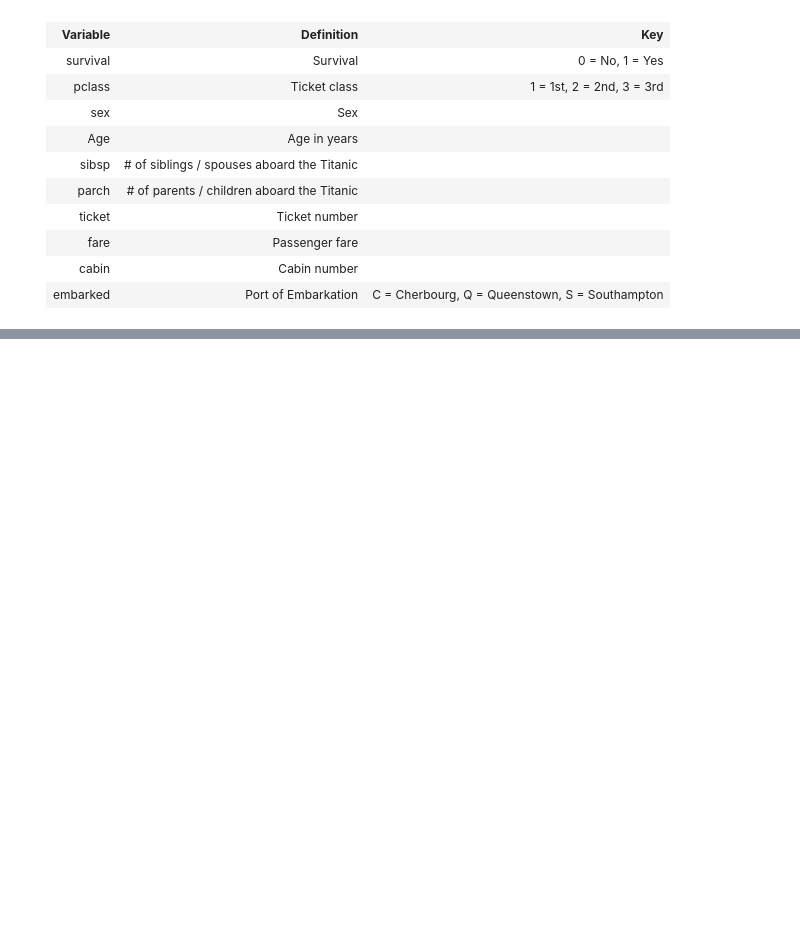
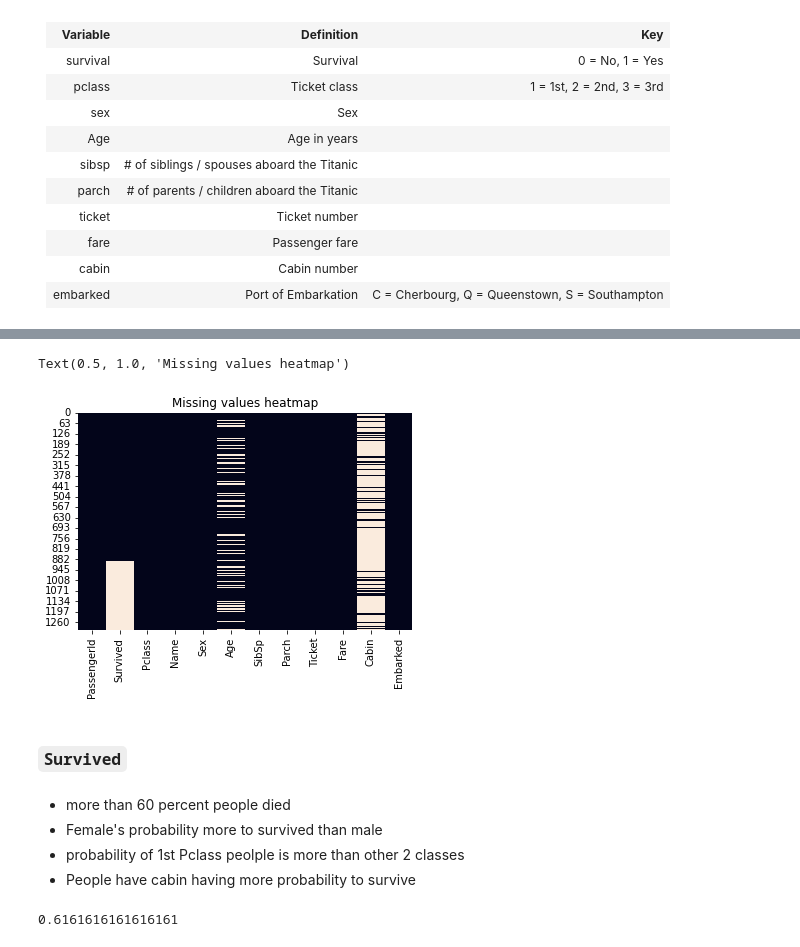
Before and after one commit to KulwinderKaur17/Portfolio, a Jupyter notebook: Titanic/eda.ipynb, the cells around one changed output, grey strips where cells are left out. Saved outputs shown, nothing was run; the diff lists cells and outputs as text; code cells hidden in the pictures; blank space fills up the shorter version.

```diff
--- a/Titanic/eda.ipynb
+++ b/Titanic/eda.ipynb
@@ -4,5 +4,6 @@ import pandas   as pd
 import matplotlib.pyplot as plt
 import seaborn as sns
 # %%
-train  =  pd.read_csv('data/train.csv')
-test = pd.read_csv('data/test.csv')
+trd = pd.read_csv('data/train.csv')
+tsd = pd.read_csv('data/test.csv')
+td = pd.concat([trd, tsd], ignore_index=True, sort  = False)
@@ -185,0 +164,16 @@ Name: Cabin, Length: 147, dtype: int64
+# %%
+sns.heatmap(td.isnull(), cbar = False).set_title("Missing values heatmap")
+# %% [output]
+Text(0.5, 1.0, 'Missing values heatmap')
+[figure, added]
+# %% [markdown]
+### `Survived`
+# %% [markdown]
+- more than 60 percent people died
+- Female's probability more to survived than male
+- probability of 1st Pclass peolple is more than other 2 classes
+- People have cabin having more probability to survive
+# %%
+trd[trd['Survived']==0].shape[0]/trd.shape[0]
+# %% [output]
+0.6161616161616161
```
Also changed, not shown: parts of 120 cells of this notebook, 34 other files.
